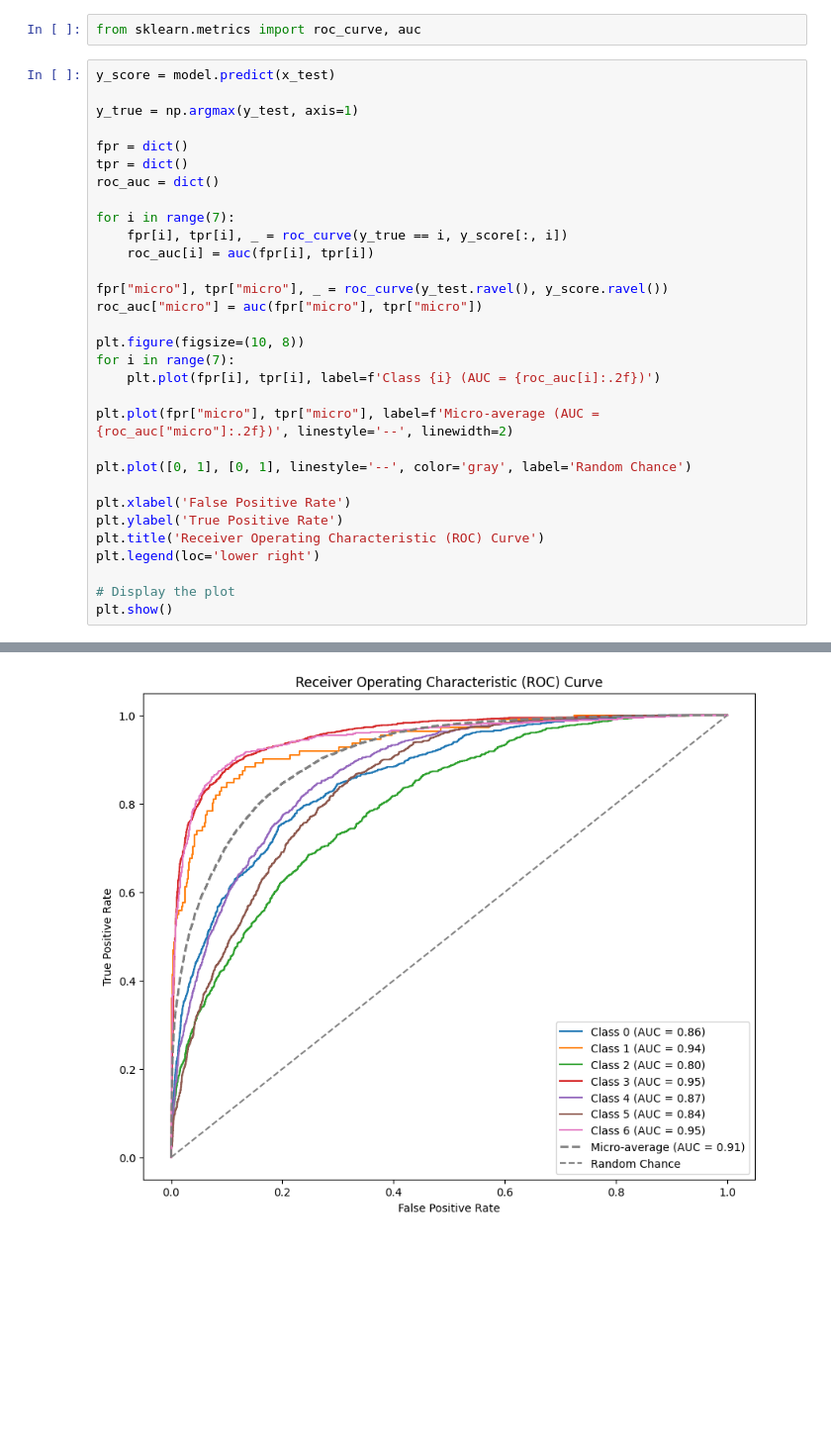
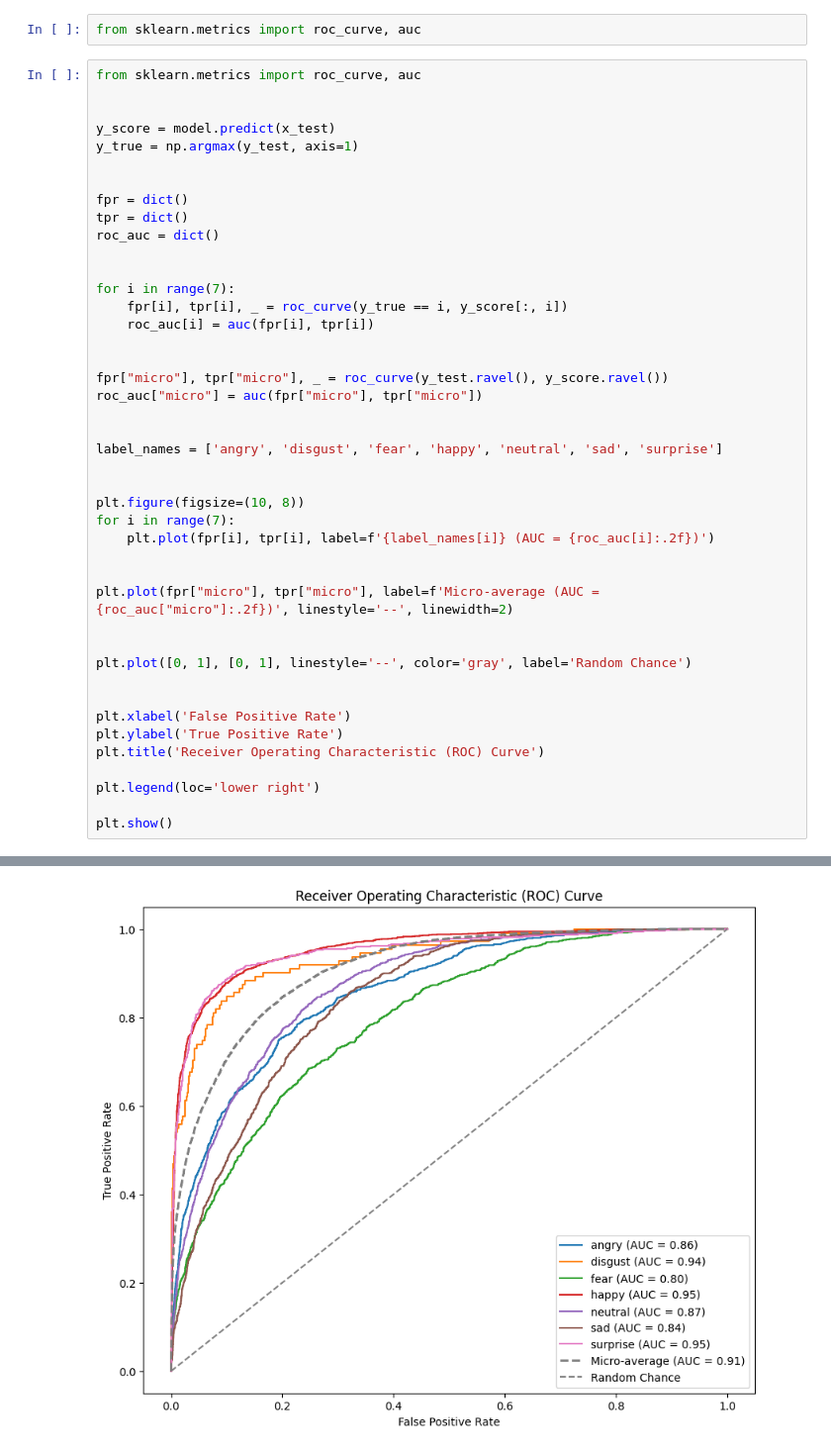
Before and after one commit to TahlilMahfuz/Facial_Text_EmotionDetector_EmojiGenerator, a Jupyter notebook: Train_Model_Facial_Emotion.ipynb, the cells around one changed output, grey strips where cells are left out. Shown at 99% size. Cells and saved outputs as stored; diff of their text form; blank space fills up the shorter version.

Commit message:
Added labels in AUC curve

```diff
--- a/Train_Model_Facial_Emotion.ipynb
+++ b/Train_Model_Facial_Emotion.ipynb
@@ -194,34 +186,46 @@ Generate ROC and AUC Curves for facial emotion detection model
 # %%
 from sklearn.metrics import roc_curve, auc
 # %%
+from sklearn.metrics import roc_curve, auc
+
+
 y_score = model.predict(x_test)
+y_true = np.argmax(y_test, axis=1)
 
-y_true = np.argmax(y_test, axis=1)
 
 fpr = dict()
 tpr = dict()
 roc_auc = dict()
 
+
 for i in range(7):
     fpr[i], tpr[i], _ = roc_curve(y_true == i, y_score[:, i])
     roc_auc[i] = auc(fpr[i], tpr[i])
 
+
 fpr["micro"], tpr["micro"], _ = roc_curve(y_test.ravel(), y_score.ravel())
 roc_auc["micro"] = auc(fpr["micro"], tpr["micro"])
 
+
+label_names = ['angry', 'disgust', 'fear', 'happy', 'neutral', 'sad', 'surprise']
+
+
 plt.figure(figsize=(10, 8))
 for i in range(7):
-    plt.plot(fpr[i], tpr[i], label=f'Class {i} (AUC = {roc_auc[i]:.2f})')
+    plt.plot(fpr[i], tpr[i], label=f'{label_names[i]} (AUC = {roc_auc[i]:.2f})')
+
 
 plt.plot(fpr["micro"], tpr["micro"], label=f'Micro-average (AUC = {roc_auc["micro"]:.2f})', linestyle='--', linewidth=2)
 
+
 plt.plot([0, 1], [0, 1], linestyle='--', color='gray', label='Random Chance')
+
 
 plt.xlabel('False Positive Rate')
 plt.ylabel('True Positive Rate')
 plt.title('Receiver Operating Characteristic (ROC) Curve')
+
 plt.legend(loc='lower right')
 
-# Display the plot
 plt.show()
 # %% [output]
@@ -229 +233 @@ plt.show()
-[figure, old version]
+[figure, new version]
```
Also changed, not shown: parts of 6 cells of this notebook.
